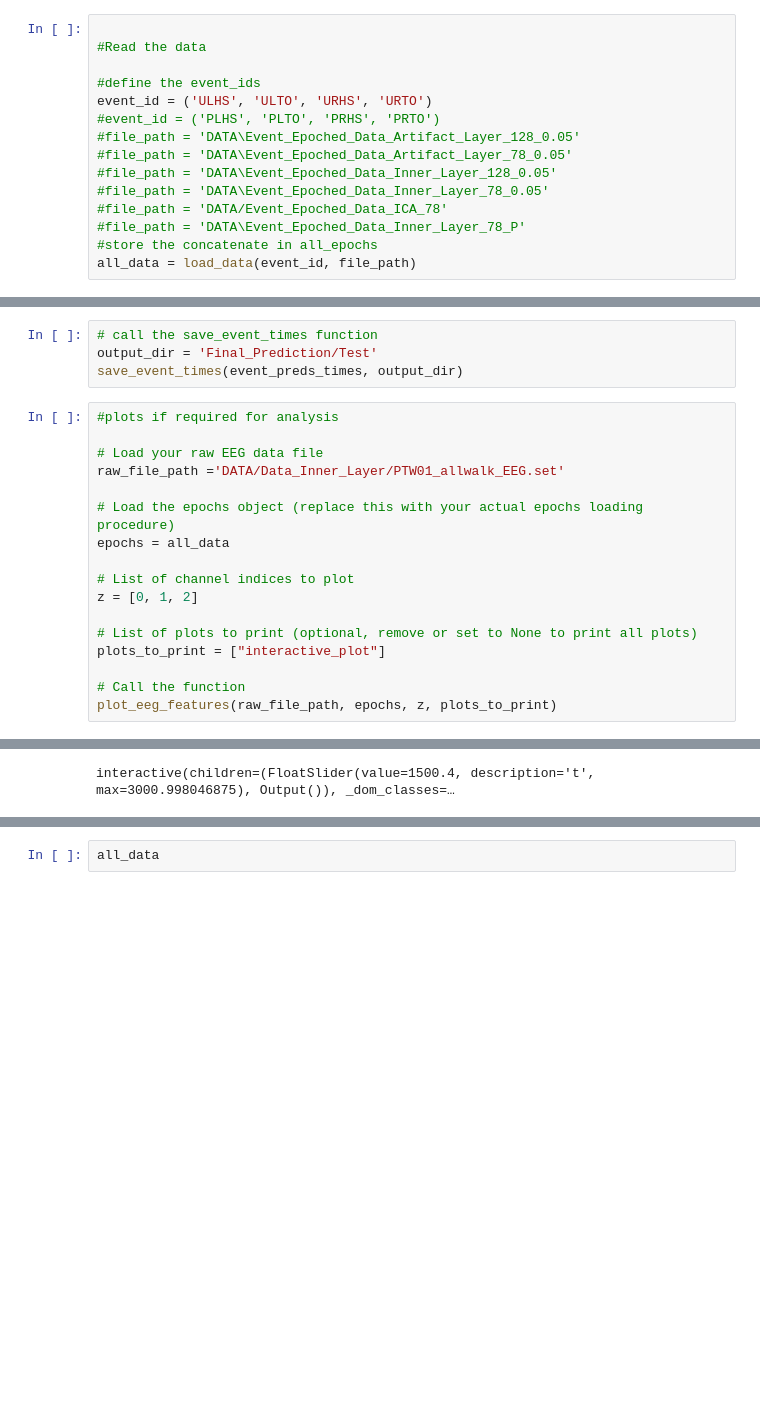
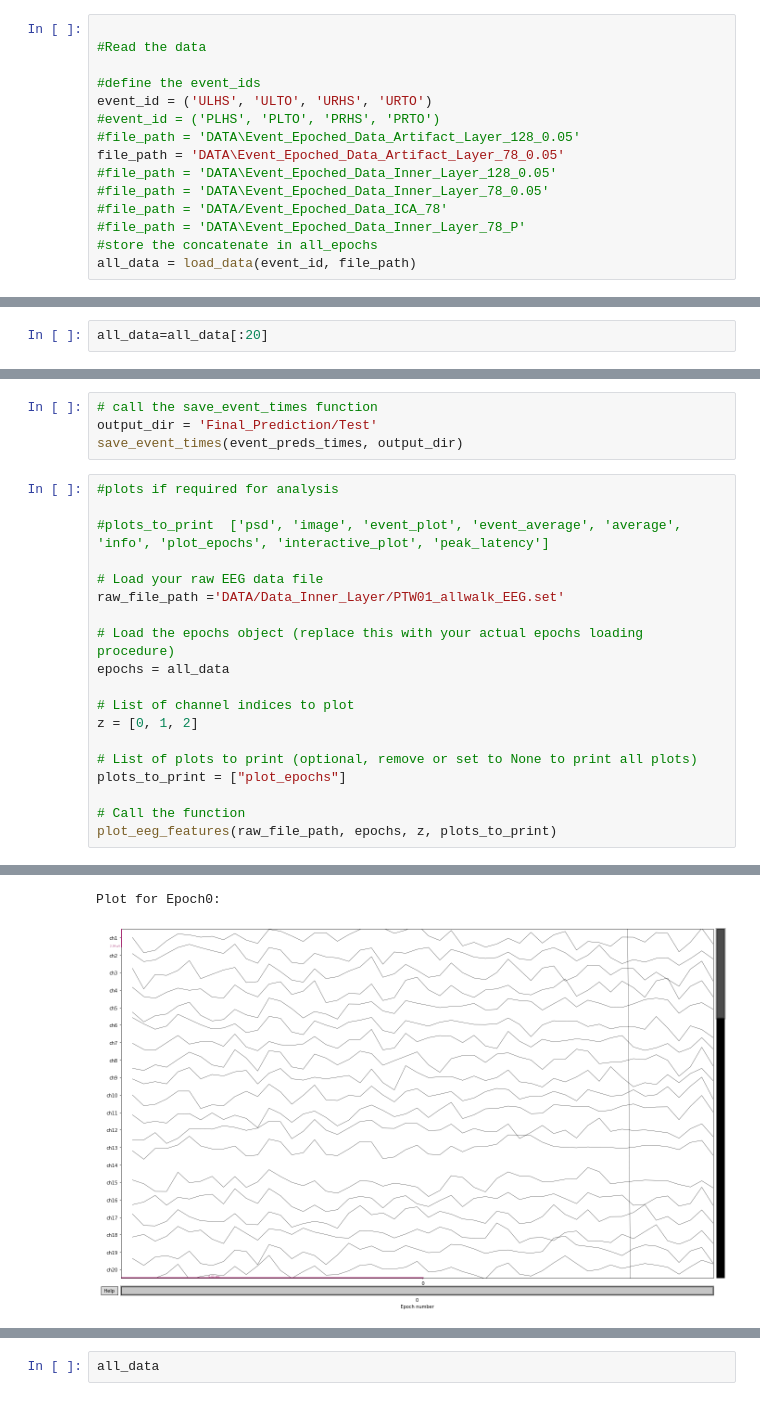
Before and after one commit to Rushikesh-Kankar/Predicting_Gait_Events_Using_Dual_layer_EEG_dataset, a Jupyter notebook: EEG_gait_prediction_pipleline.ipynb, the cells around one changed output, grey strips where cells are left out. Cells and saved outputs as stored; diff of their text form; blank space fills up the shorter version.

```diff
--- a/EEG_gait_prediction_pipleline.ipynb
+++ b/EEG_gait_prediction_pipleline.ipynb
@@ -74,7 +173,7 @@ all_data=preprocessed_data = preprocess_eeg_data(subject_ids, file_path, event_i
 event_id = ('ULHS', 'ULTO', 'URHS', 'URTO')
 #event_id = ('PLHS', 'PLTO', 'PRHS', 'PRTO')
 #file_path = 'DATA\Event_Epoched_Data_Artifact_Layer_128_0.05'
-#file_path = 'DATA\Event_Epoched_Data_Artifact_Layer_78_0.05'
+file_path = 'DATA\Event_Epoched_Data_Artifact_Layer_78_0.05'
 #file_path = 'DATA\Event_Epoched_Data_Inner_Layer_128_0.05'
 #file_path = 'DATA\Event_Epoched_Data_Inner_Layer_78_0.05'
 #file_path = 'DATA/Event_Epoched_Data_ICA_78'
@@ -167,6 +282,8 @@ all_data
 | Events | ULHS: 11034 ULTO: 11034 URHS: 110... |
 | Time range | -0.051 – 0.051 sec |
 | Baseline | -0.051 – 0.000 sec |
+# %%
+all_data=all_data[:20]
 # %%
 # Extract labels for epochs
 epoch_labels = np.array([all_data[i].events[0][2] for i in range(len(all_data))], dtype='U')
@@ -318,6 +458,8 @@ output_dir = 'Final_Prediction/Test'
 save_event_times(event_preds_times, output_dir)
 # %%
 #plots if required for analysis
+
+#plots_to_print  ['psd', 'image', 'event_plot', 'event_average', 'average', 'info', 'plot_epochs', 'interactive_plot', 'peak_latency']
 
 # Load your raw EEG data file
 raw_file_path ='DATA/Data_Inner_Layer/PTW01_allwalk_EEG.set'
@@ -329,7 +471,7 @@ epochs = all_data
 z = [0, 1, 2]
 
 # List of plots to print (optional, remove or set to None to print all plots)
-plots_to_print = ["interactive_plot"]
+plots_to_print = ["plot_epochs"]
 
 # Call the function
 plot_eeg_features(raw_file_path, epochs, z, plots_to_print)
@@ -338,2 +480,3 @@ Reading C:\Users\kanka\RA_Sem_2\DATA\Data_Inner_Layer\PTW01_allwalk_EEG.fdt
 Reading 0 ... 1536511  =      0.000 ...  3000.998 secs...
-interactive(children=(FloatSlider(value=1500.4, description='t', max=3000.998046875), Output()), _dom_classes=…
+Plot for Epoch0:
+[figure, added]
```
Also changed, not shown: parts of 14 cells of this notebook, 15 other files.
